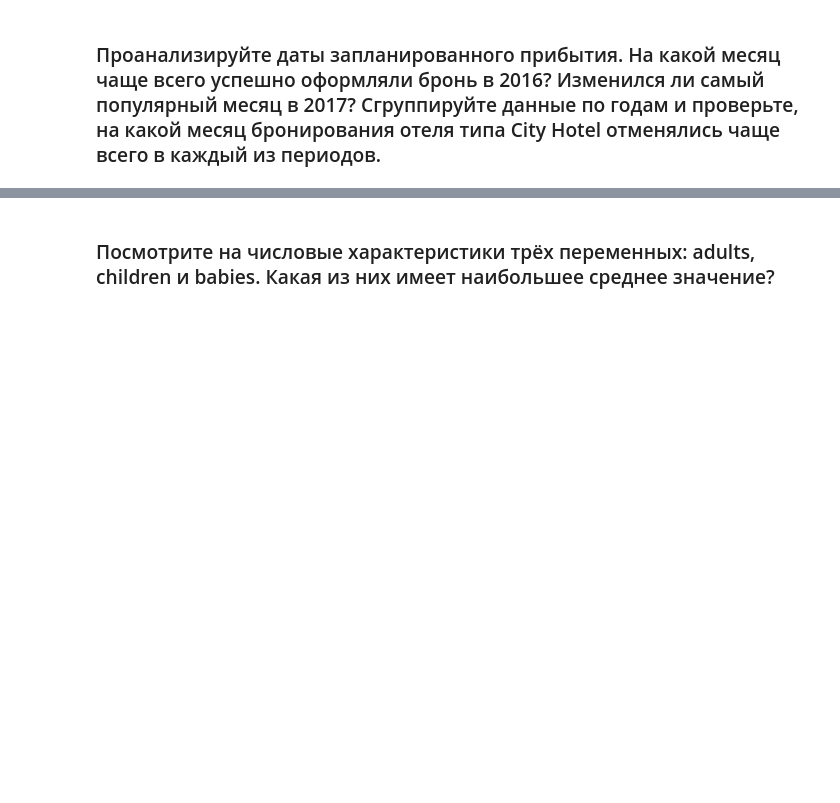
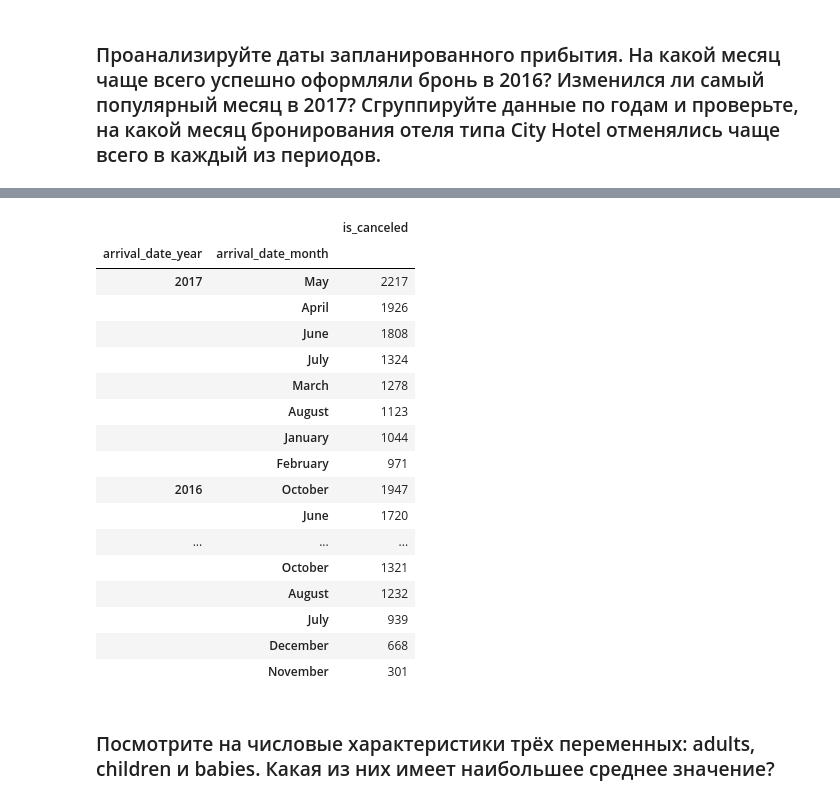
Before and after one commit to Drumcorps/Edu, a Jupyter notebook: Karpov.Courses/Проект 1/Карпов минипроект 1.ipynb, the cells around one changed output, grey strips where cells are left out. Cells and saved outputs as stored; diff of their text form; code cells hidden in the pictures; blank space fills up the shorter version.

```diff
--- a/Karpov.Courses/Проект 1/Карпов минипроект 1.ipynb
+++ b/Karpov.Courses/Проект 1/Карпов минипроект 1.ipynb
@@ -77,8 +140,27 @@ bookings.groupby(['arrival_date_year', 'arrival_date_month' ]) \
 # %%
-bookings.query('is_canceled == 1 and "hotel == 'City Hotel'") \
+bookings.query('is_canceled == 1 and hotel == "City Hotel"') \
         .groupby(['arrival_date_year', 'arrival_date_month']) \
         .agg({'is_canceled' : 'count'}) \
         .sort_values(['arrival_date_year','is_canceled'], ascending=False)
+# %% [output]
+|  |  | is_canceled |
+| arrival_date_year | arrival_date_month |  |
+| 2017 | May | 2217 |
+|  | April | 1926 |
+|  | June | 1808 |
+|  | July | 1324 |
+|  | March | 1278 |
+|  | August | 1123 |
+|  | January | 1044 |
+|  | February | 971 |
+| 2016 | October | 1947 |
+|  | June | 1720 |
+| ... | ... | ... |
+|  | October | 1321 |
+|  | August | 1232 |
+|  | July | 939 |
+|  | December | 668 |
+|  | November | 301 |
 # %% [markdown]
 ### Посмотрите на числовые характеристики трёх переменных: adults, children и babies. Какая из них имеет наибольшее среднее значение?
 # %%
```
Also changed, not shown: parts of 11 cells of this notebook.
